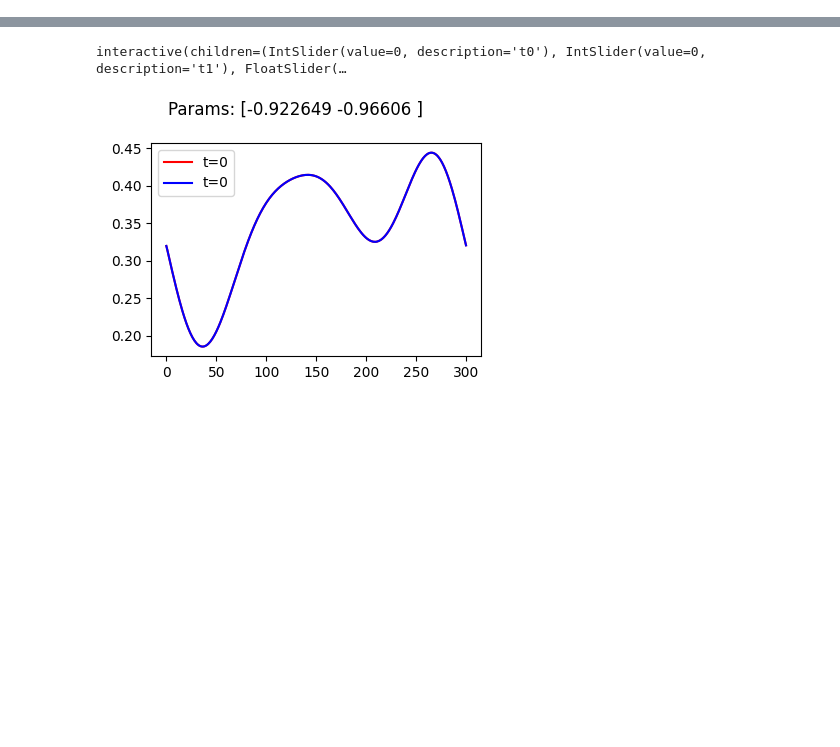
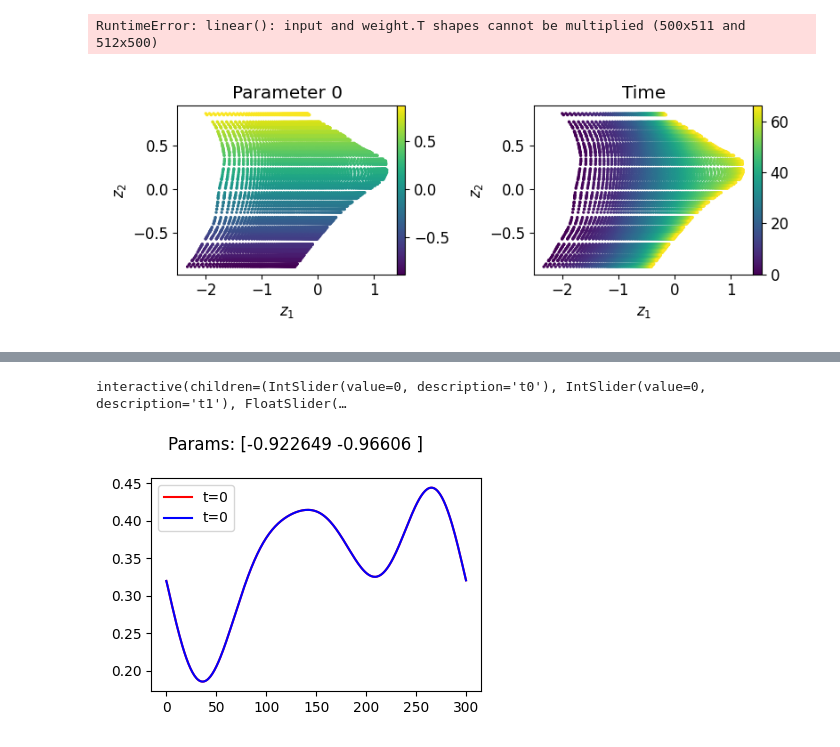
Before and after one commit to birajdahal/aenet, a Jupyter notebook: src/notebooks/test.ipynb, the cells around one changed output, grey strips where cells are left out. Saved outputs shown, nothing was run; the diff lists cells and outputs as text; code cells hidden in the pictures; blank space fills up the shorter version.

```diff
--- a/src/notebooks/test.ipynb
+++ b/src/notebooks/test.ipynb
@@ -0,0 +191,8 @@
+# %%
+models.WeldHelper.plot_ae_projection(weld)
+# %% [output]
+RuntimeError: linear(): input and weight.T shapes cannot be multiplied (500x511 and 512x500)
+# %%
+test, testout = plot_encoding_window(weld)
+# %% [output]
+[figure, added]
```
Also changed, not shown: parts of 12 cells of this notebook, 19 other files.
